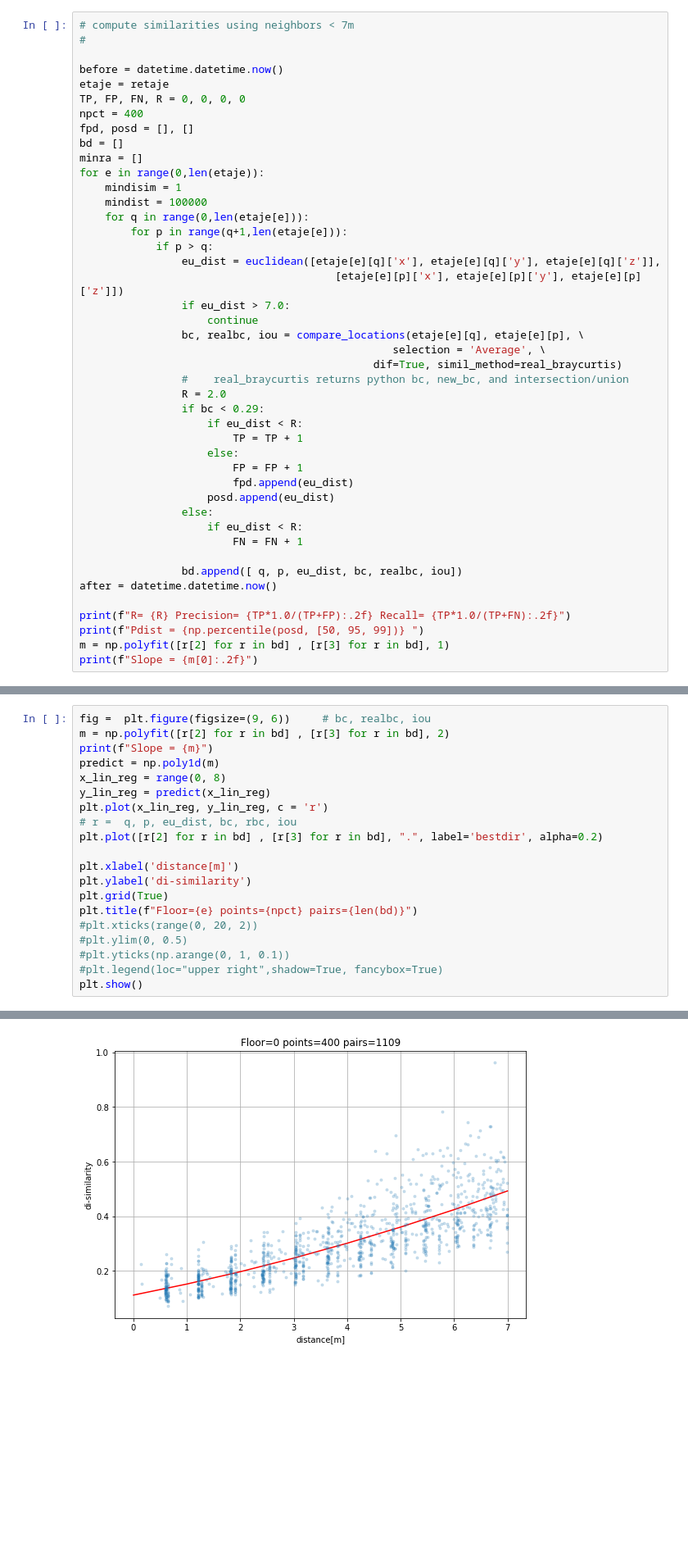
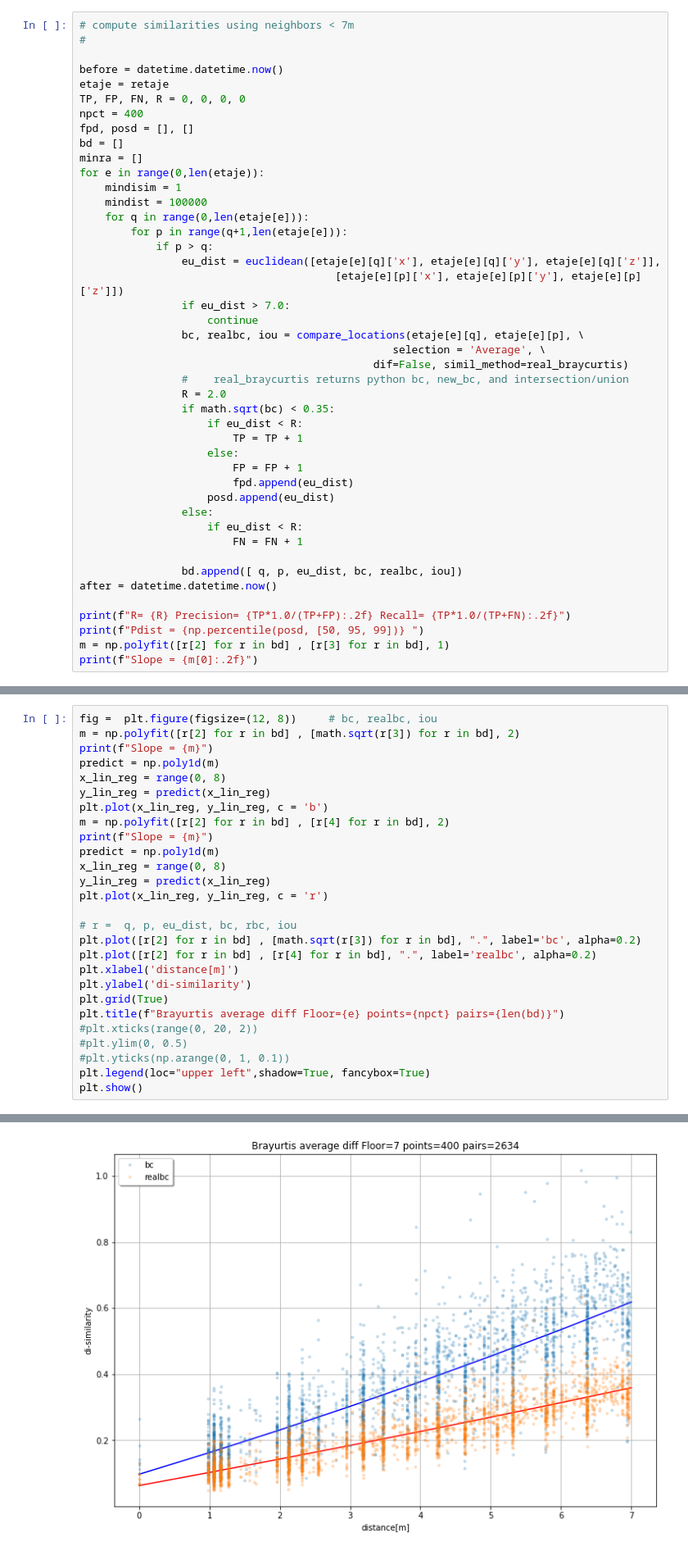
Before and after one commit to documenteinaer/similarity, a Jupyter notebook: real-braycurtis.ipynb, the cells around one changed output, grey strips where cells are left out. Shown: that part at 82% size. Cells and saved outputs as stored; diff of their text form; blank space fills up the shorter version.

```diff
--- a/real-braycurtis.ipynb
+++ b/real-braycurtis.ipynb
@@ -259,10 +372,10 @@ for e in range(0,len(etaje)):
                     continue
                 bc, realbc, iou = compare_locations(etaje[e][q], etaje[e][p], \
                                                  selection = 'Average', \
-                                              dif=True, simil_method=real_braycurtis)
+                                              dif=False, simil_method=real_braycurtis)
                 #    real_braycurtis returns python bc, new_bc, and intersection/union
                 R = 2.0
-                if bc < 0.29:
+                if math.sqrt(bc) < 0.35:
                     if eu_dist < R:
                         TP = TP + 1
                     else:
@@ -305,21 +415,28 @@ print(b1)
 # %%
-fig =  plt.figure(figsize=(9, 6))     # bc, realbc, iou
-m = np.polyfit([r[2] for r in bd] , [r[3] for r in bd], 2)
+fig =  plt.figure(figsize=(12, 8))     # bc, realbc, iou
+m = np.polyfit([r[2] for r in bd] , [math.sqrt(r[3]) for r in bd], 2)
+print(f"Slope = {m}")
+predict = np.poly1d(m)
+x_lin_reg = range(0, 8)
+y_lin_reg = predict(x_lin_reg)
+plt.plot(x_lin_reg, y_lin_reg, c = 'b')
+m = np.polyfit([r[2] for r in bd] , [r[4] for r in bd], 2)
 print(f"Slope = {m}")
 predict = np.poly1d(m)
 x_lin_reg = range(0, 8)
 y_lin_reg = predict(x_lin_reg)
 plt.plot(x_lin_reg, y_lin_reg, c = 'r')
+
 # r =  q, p, eu_dist, bc, rbc, iou
-plt.plot([r[2] for r in bd] , [r[3] for r in bd], ".", label='bestdir', alpha=0.2)
-
+plt.plot([r[2] for r in bd] , [math.sqrt(r[3]) for r in bd], ".", label='bc', alpha=0.2)
+plt.plot([r[2] for r in bd] , [r[4] for r in bd], ".", label='realbc', alpha=0.2)
 plt.xlabel('distance[m]')
 plt.ylabel('di-similarity')
 plt.grid(True)
-plt.title(f"Floor={e} points={npct} pairs={len(bd)}")
+plt.title(f"Brayurtis average diff Floor={e} points={npct} pairs={len(bd)}")
 #plt.xticks(range(0, 20, 2))
 #plt.ylim(0, 0.5)
 #plt.yticks(np.arange(0, 1, 0.1))
-#plt.legend(loc="upper right",shadow=True, fancybox=True)
+plt.legend(loc="upper left",shadow=True, fancybox=True)
 plt.show()
 # %% [output]
@@ -327 +445 @@ Slope = [0.00233491 0.0381627  0.11087041]
-[figure, old version]
+[figure, new version]
```
Also changed, not shown: parts of 12 cells of this notebook, 4 other files.
